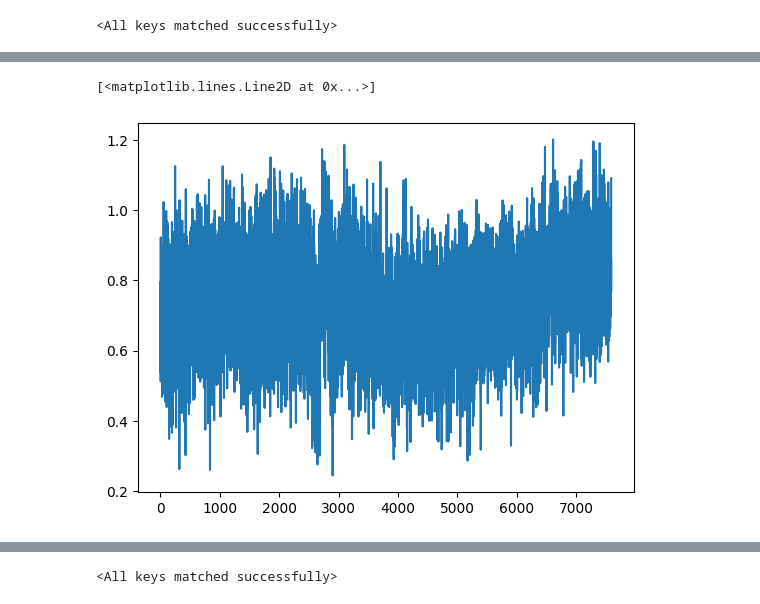
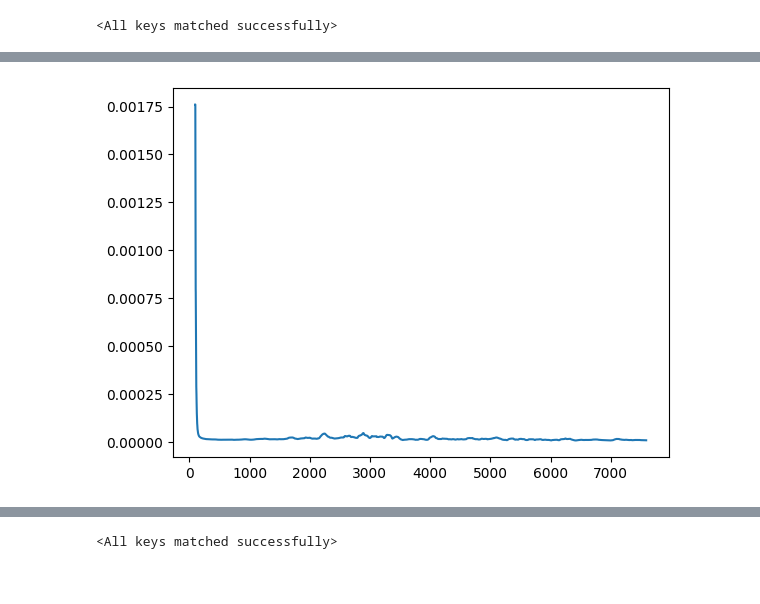
Before and after one commit to akshaankhan2004/StockTradingRL-FinSearch2024, a Jupyter notebook: Final_Submission/trading-GYM/ppo-gym.ipynb, the cells around one changed output, grey strips where cells are left out. Drawn from its saved outputs; the diff is of its cells as text; code cells hidden in the pictures.

```diff
--- a/Final_Submission/trading-GYM/ppo-gym.ipynb
+++ b/Final_Submission/trading-GYM/ppo-gym.ipynb
@@ -297,5 +288,4 @@ plt.plot(policy_loss_history)
-# %%
-plt.plot(rewards_history)
-# %% [output]
-[<matplotlib.lines.Line2D at 0x...>]
-[figure, removed]
+# %%
+plot(value_loss_history)
+# %% [output]
+[figure, added]
```
Also changed, not shown: parts of 11 cells of this notebook, 1 other file.
